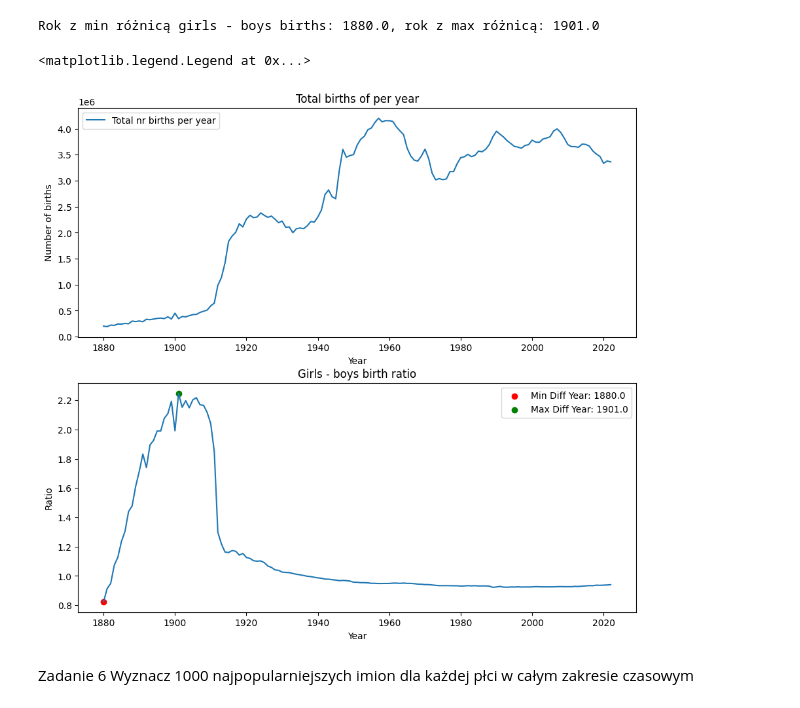
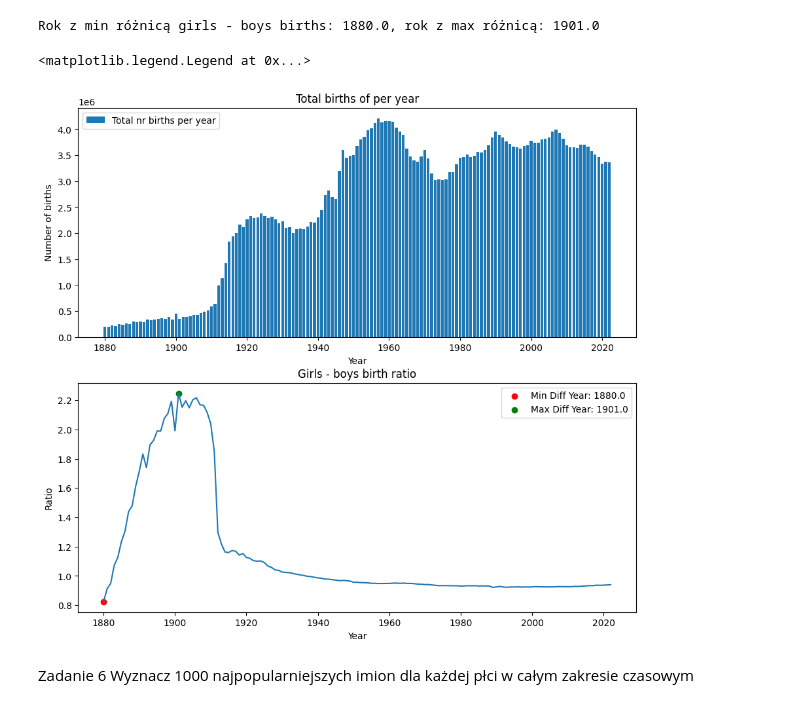
Before and after one commit to AgniechaP/EAD_project_1, a Jupyter notebook: Projekt.ipynb, the cells around one changed output. Saved outputs shown, nothing was run; the diff lists cells and outputs as text; code cells hidden in the pictures.

```diff
--- a/Projekt.ipynb
+++ b/Projekt.ipynb
@@ -107,26 +107,26 @@ Rok z min różnicą girls - boys births: 1880.0, rok z max różnicą: 1901.0
 # %%
 fig, axes = plt.subplots(nrows=2, ncols=1, sharex=False, sharey = False, figsize=(11, 10))
 
-axes[0].plot(total_births_per_year['Year'], total_births_per_year['Total_birth_fm'])
+axes[0].bar(total_births_per_year['Year'], total_births_per_year['Total_birth_fm'])
 axes[0].set_ylabel('Number of births')
 axes[0].set_xlabel('Year')
 axes[0].legend(['Total nr births per year'], loc='upper left')
 axes[0].set_title('Total births of per year')
 
 axes[1].plot(births_per_year_female_male_sum['Year'], births_per_year_female_male_sum['Ratio'])
 axes[1].set_ylabel('Ratio')
 axes[1].set_xlabel('Year')
 axes[1].set_title('Girls - boys birth ratio')
 
 # Zaznaczenie min_diff i max_diff
 axes[1].scatter(min_diff_year, births_per_year_female_male_sum.loc[births_per_year_female_male_sum['Year'] == min_diff_year]['Ratio'].values[0],
                color='red', marker='o', label=f'Min Diff Year: {min_diff_year}')
 axes[1].scatter(max_diff_year, births_per_year_female_male_sum.loc[births_per_year_female_male_sum['Year'] == max_diff_year]['Ratio'].values[0],
                color='green', marker='o', label=f'Max Diff Year: {max_diff_year}')
 axes[1].legend()
 # %% [output]
 <matplotlib.legend.Legend at 0x...>
-[figure, old version]
+[figure, new version]
 # %% [markdown]
 Zadanie 6 Wyznacz 1000 najpopularniejszych imion dla każdej płci w całym zakresie czasowym
 # %%
```
Also changed, not shown: parts of 3 cells of this notebook.
